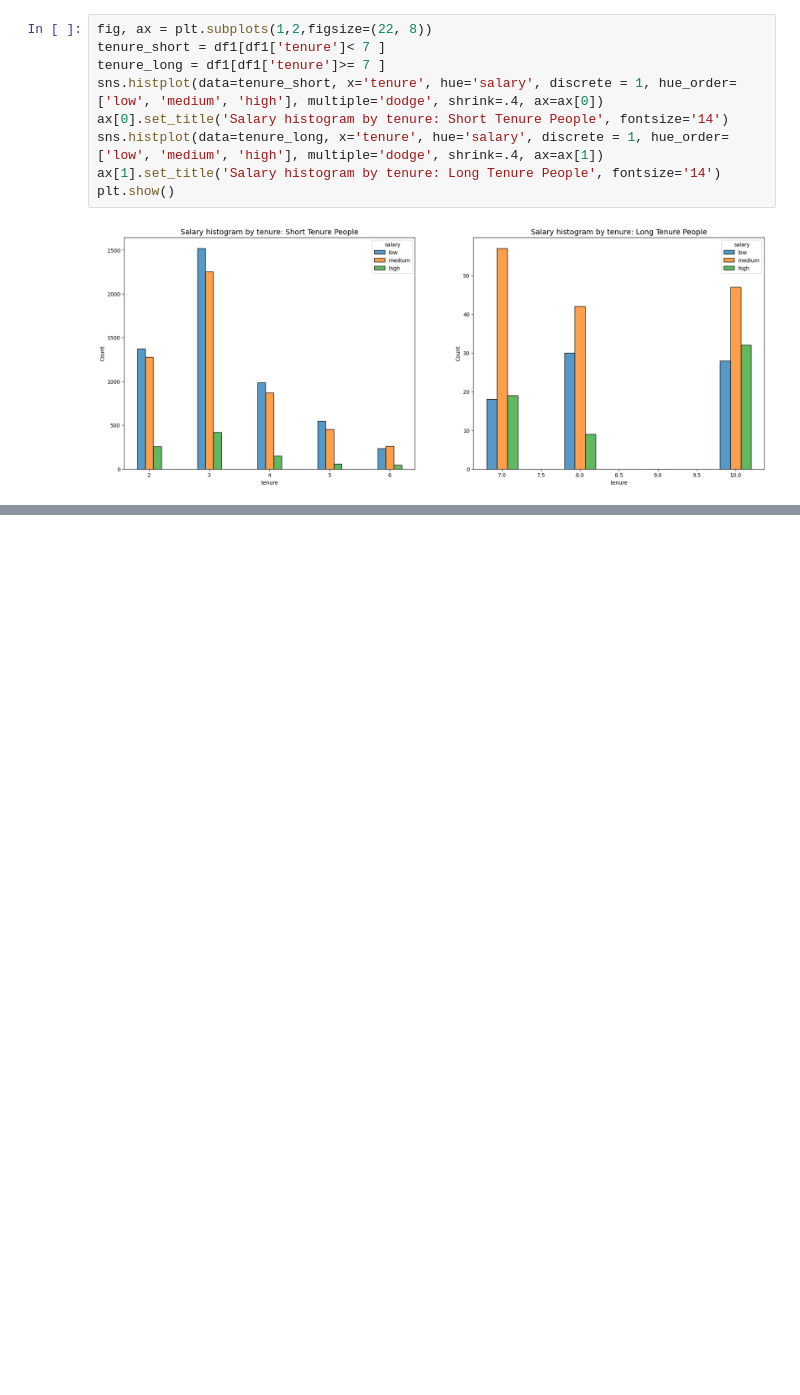
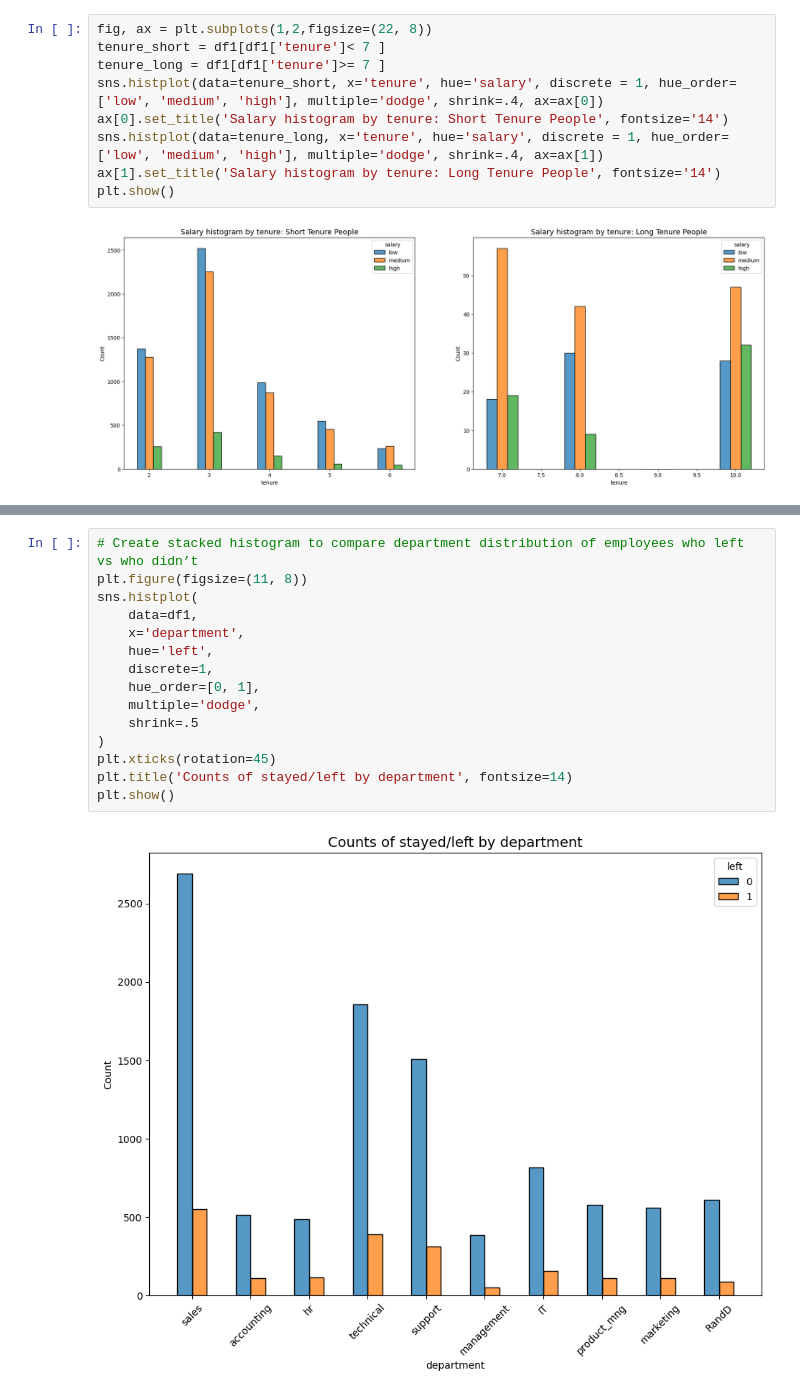
Before and after one commit to rahulkhanna5/saili-motors-ml-mode, a Jupyter notebook: sali motors.ipynb, the cells around one changed output, grey strips where cells are left out. Saved outputs shown, nothing was run; the diff lists cells and outputs as text; blank space fills up the shorter version.

```diff
--- a/sali motors.ipynb
+++ b/sali motors.ipynb
@@ -254,0 +303,17 @@ plt.show()
+# %%
+# Create stacked histogram to compare department distribution of employees who left vs who didn’t
+plt.figure(figsize=(11, 8))
+sns.histplot(
+    data=df1,
+    x='department',
+    hue='left',
+    discrete=1,
+    hue_order=[0, 1],
+    multiple='dodge',
+    shrink=.5
+)
+plt.xticks(rotation=45)
+plt.title('Counts of stayed/left by department', fontsize=14)
+plt.show()
+# %% [output]
+[figure, added]
```
Also changed, not shown: parts of 4 cells of this notebook.
